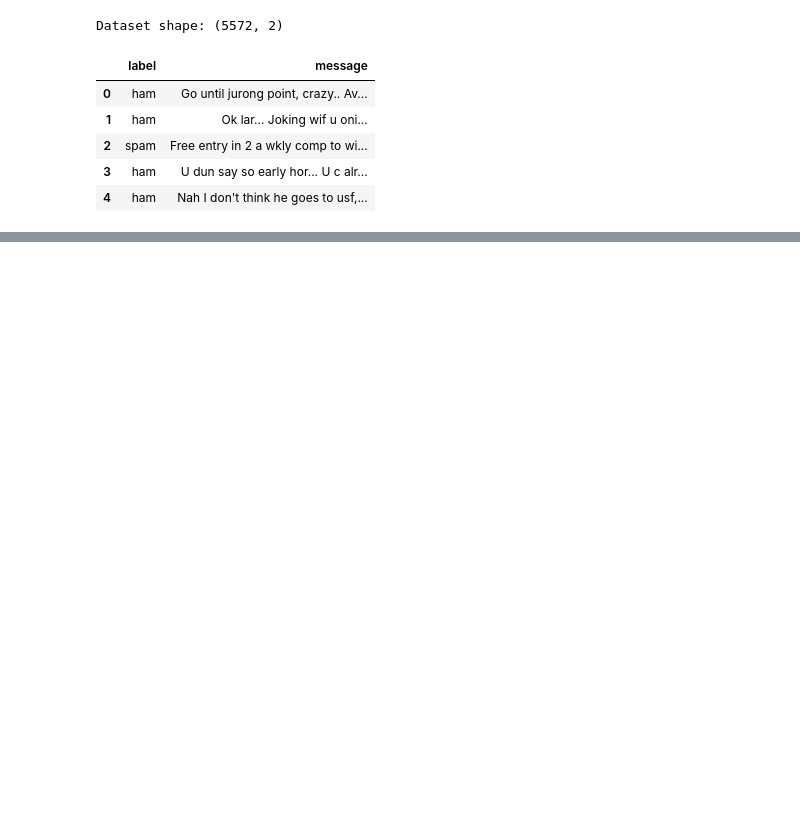
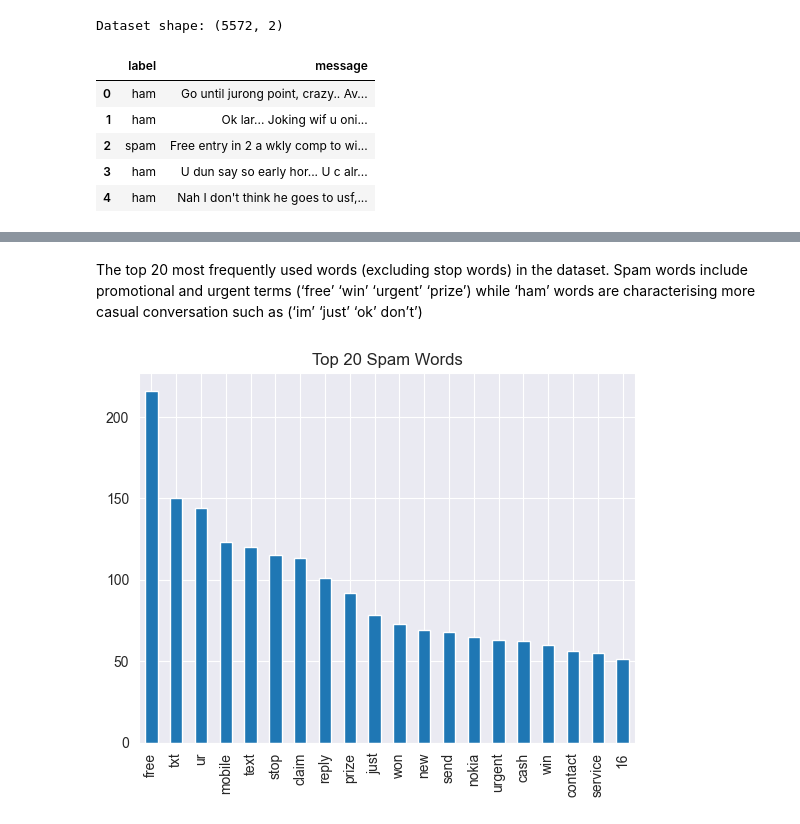
Before and after one commit to milenkirilov888/ce4145-natural-language-processing, a Jupyter notebook: coursework.ipynb, the cells around one changed output, grey strips where cells are left out. Saved outputs shown, nothing was run; the diff lists cells and outputs as text; code cells hidden in the pictures; blank space fills up the shorter version.

```diff
--- a/coursework.ipynb
+++ b/coursework.ipynb
@@ -20,0 +86,23 @@ Dataset shape: (5572, 2)
+# %%
+import string
+from sklearn.feature_extraction.text import CountVectorizer
+
+df['message_clean'] = df['message'].str.lower()
+
+df['message_clean'] = df['message_clean'].str.replace(f"[{string.punctuation}]", "", regex=True)
+
+df['message_clean'] = df['message_clean'].str.strip()
+df['message_clean'] = df['message_clean'].str.replace('\s+', ' ', regex=True)
+
+# Top word frequency analysis
+cv = CountVectorizer(stop_words='english')
+X_cv = cv.fit_transform(df['message_clean'])
+
+word_counts = pd.DataFrame(X_cv.toarray(), columns=cv.get_feature_names_out())
+df_counts = pd.concat([df['label'], word_counts], axis=1)
+
+spam_words = df_counts[df_counts['label']=="spam"].drop(columns=['label']).sum().sort_values(ascending=False).head(20)
+ham_words = df_counts[df_counts['label']=="ham"].drop(columns=['label']).sum().sort_values(ascending=False).head(20)
+
+print("Top Spam Words:\n", spam_words)
+print("\nTop Ham Words:\n", ham_words)
@@ -20,0 +127,7 @@ Dataset shape: (5572, 2)
+# %% [markdown]
+The top 20 most frequently used words (excluding stop words)  in the dataset. Spam words include promotional and urgent terms (‘free’ ‘win’ ‘urgent’ ‘prize’) while ‘ham’ words are characterising more casual conversation such as (‘im’ ‘just’ ‘ok’ don’t’)
+# %%
+spam_words.plot(kind='bar', title='Top 20 Spam Words')
+plt.show()
+# %% [output]
+[figure, added]
```
Also changed, not shown: parts of 17 cells of this notebook.
